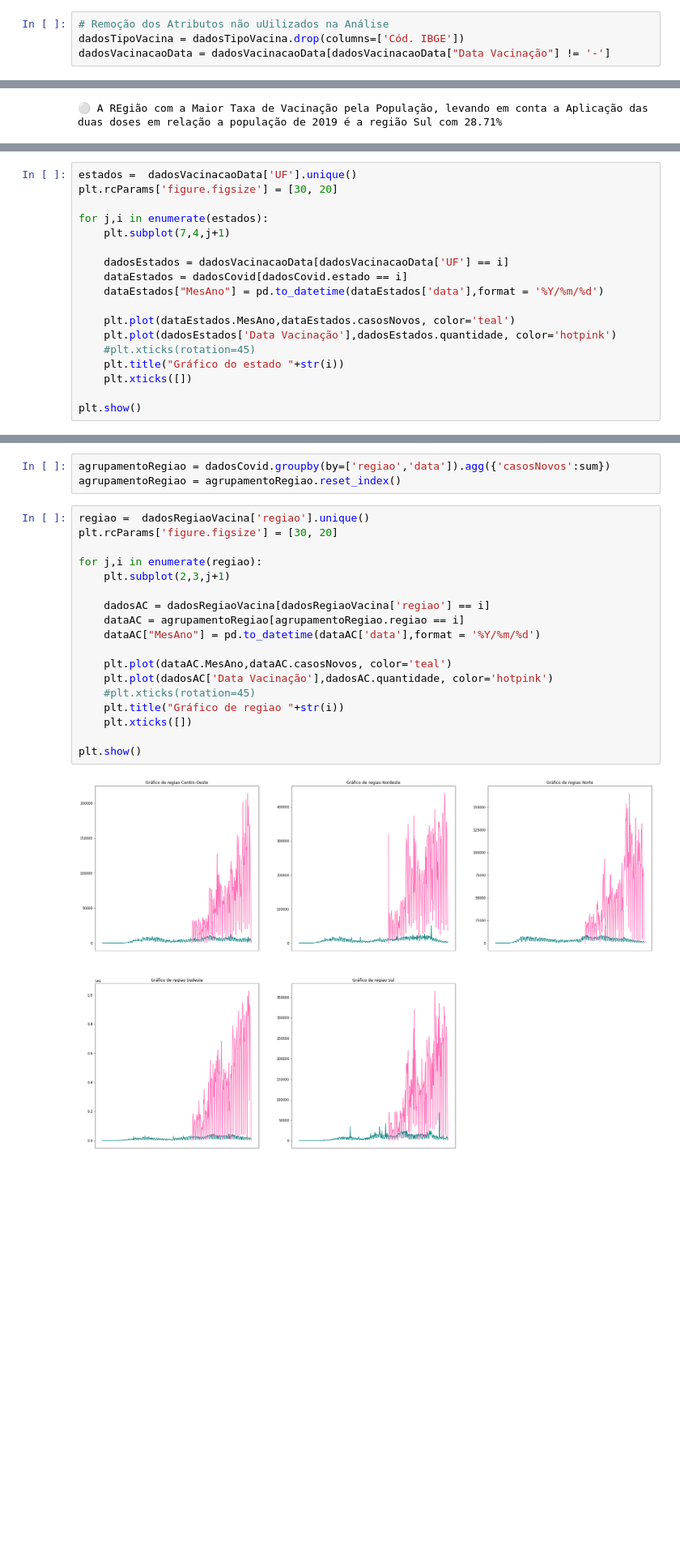
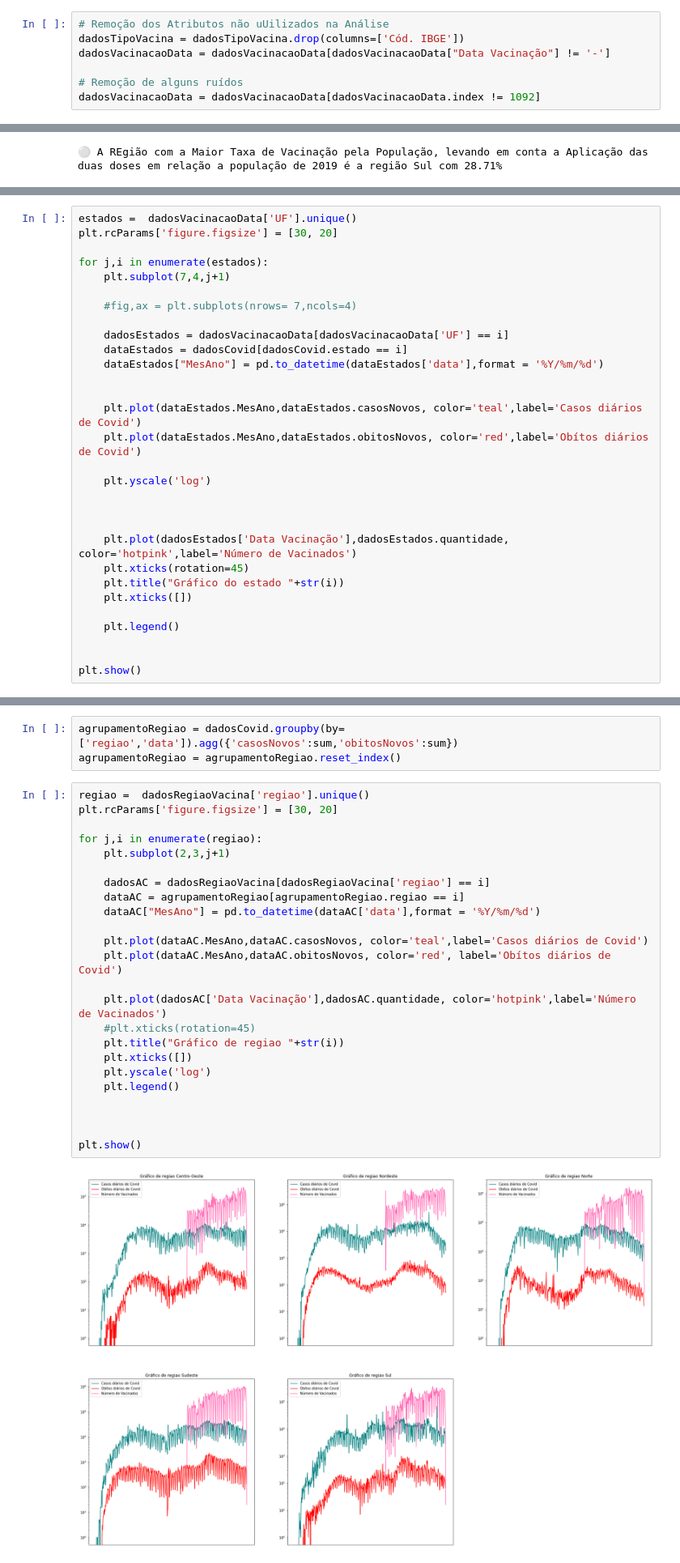
Before and after one commit to stardotwav/BrasilEmDados, a Jupyter notebook: AnaliseExtracaoConhecimento.ipynb, the cells around one changed output, grey strips where cells are left out. Shown at 81% size. Cells and saved outputs as stored; diff of their text form; blank space fills up the shorter version.

```diff
--- a/AnaliseExtracaoConhecimento.ipynb
+++ b/AnaliseExtracaoConhecimento.ipynb
@@ -48,6 +48,9 @@ dadosCovid = dadosCovid[dadosCovid["obitosNovos"] >= 0]
 # Remoção dos Atributos não uUilizados na Análise
 dadosTipoVacina = dadosTipoVacina.drop(columns=['Cód. IBGE'])
 dadosVacinacaoData = dadosVacinacaoData[dadosVacinacaoData["Data Vacinação"] != '-']
+
+# Remoção de alguns ruídos
+dadosVacinacaoData = dadosVacinacaoData[dadosVacinacaoData.index != 1092]
 # %% [markdown]
 ## 🟣 QUESTIONAMENTOS LEVANTADOS, E SUAS RESPOSTAS
 
@@ -210,15 +239,27 @@ plt.rcParams['figure.figsize'] = [30, 20]
 for j,i in enumerate(estados):
     plt.subplot(7,4,j+1)
 
+    #fig,ax = plt.subplots(nrows= 7,ncols=4)
+
     dadosEstados = dadosVacinacaoData[dadosVacinacaoData['UF'] == i]
     dataEstados = dadosCovid[dadosCovid.estado == i]
     dataEstados["MesAno"] = pd.to_datetime(dataEstados['data'],format = '%Y/%m/%d')
 
-    plt.plot(dataEstados.MesAno,dataEstados.casosNovos, color='teal')
-    plt.plot(dadosEstados['Data Vacinação'],dadosEstados.quantidade, color='hotpink')
-    #plt.xticks(rotation=45)
+
+    plt.plot(dataEstados.MesAno,dataEstados.casosNovos, color='teal',label='Casos diários de Covid')
+    plt.plot(dataEstados.MesAno,dataEstados.obitosNovos, color='red',label='Obítos diários de Covid')
+
+    plt.yscale('log')
+
+
+
+    plt.plot(dadosEstados['Data Vacinação'],dadosEstados.quantidade, color='hotpink',label='Número de Vacinados')
+    plt.xticks(rotation=45)
     plt.title("Gráfico do estado "+str(i))
     plt.xticks([])
 
+    plt.legend()
+
+
 plt.show()
 # %% [output]
@@ -245,28 +286,34 @@ dadosVacinacaoData["regiao"] = dadosVacinacaoData.UF.apply(categorizarRegiao)
 dadosRegiaoVacina = dadosVacinacaoData.groupby(by=['regiao','Data Vacinação']).agg({'quantidade' : sum})
 dadosRegiaoVacina = dadosRegiaoVacina.reset_index()
 # %%
-agrupamentoRegiao = dadosCovid.groupby(by=['regiao','data']).agg({'casosNovos':sum})
+agrupamentoRegiao = dadosCovid.groupby(by=['regiao','data']).agg({'casosNovos':sum,'obitosNovos':sum})
 agrupamentoRegiao = agrupamentoRegiao.reset_index()
 # %%
 regiao =  dadosRegiaoVacina['regiao'].unique()
 plt.rcParams['figure.figsize'] = [30, 20]
 
 for j,i in enumerate(regiao):
     plt.subplot(2,3,j+1)
 
     dadosAC = dadosRegiaoVacina[dadosRegiaoVacina['regiao'] == i]
     dataAC = agrupamentoRegiao[agrupamentoRegiao.regiao == i]
     dataAC["MesAno"] = pd.to_datetime(dataAC['data'],format = '%Y/%m/%d')
 
-    plt.plot(dataAC.MesAno,dataAC.casosNovos, color='teal')
-    plt.plot(dadosAC['Data Vacinação'],dadosAC.quantidade, color='hotpink')
+    plt.plot(dataAC.MesAno,dataAC.casosNovos, color='teal',label='Casos diários de Covid')
+    plt.plot(dataAC.MesAno,dataAC.obitosNovos, color='red', label='Obítos diários de Covid')
+
+    plt.plot(dadosAC['Data Vacinação'],dadosAC.quantidade, color='hotpink',label='Número de Vacinados')
     #plt.xticks(rotation=45)
     plt.title("Gráfico de regiao "+str(i))
     plt.xticks([])
+    plt.yscale('log')
+    plt.legend()
+
+
 
 plt.show()
 # %% [output]
-[figure, old version]
+[figure, new version]
 # %% [markdown]
 ### 💰 Situação Socioecônomica
 
```
Also changed, not shown: parts of 6 cells of this notebook.
